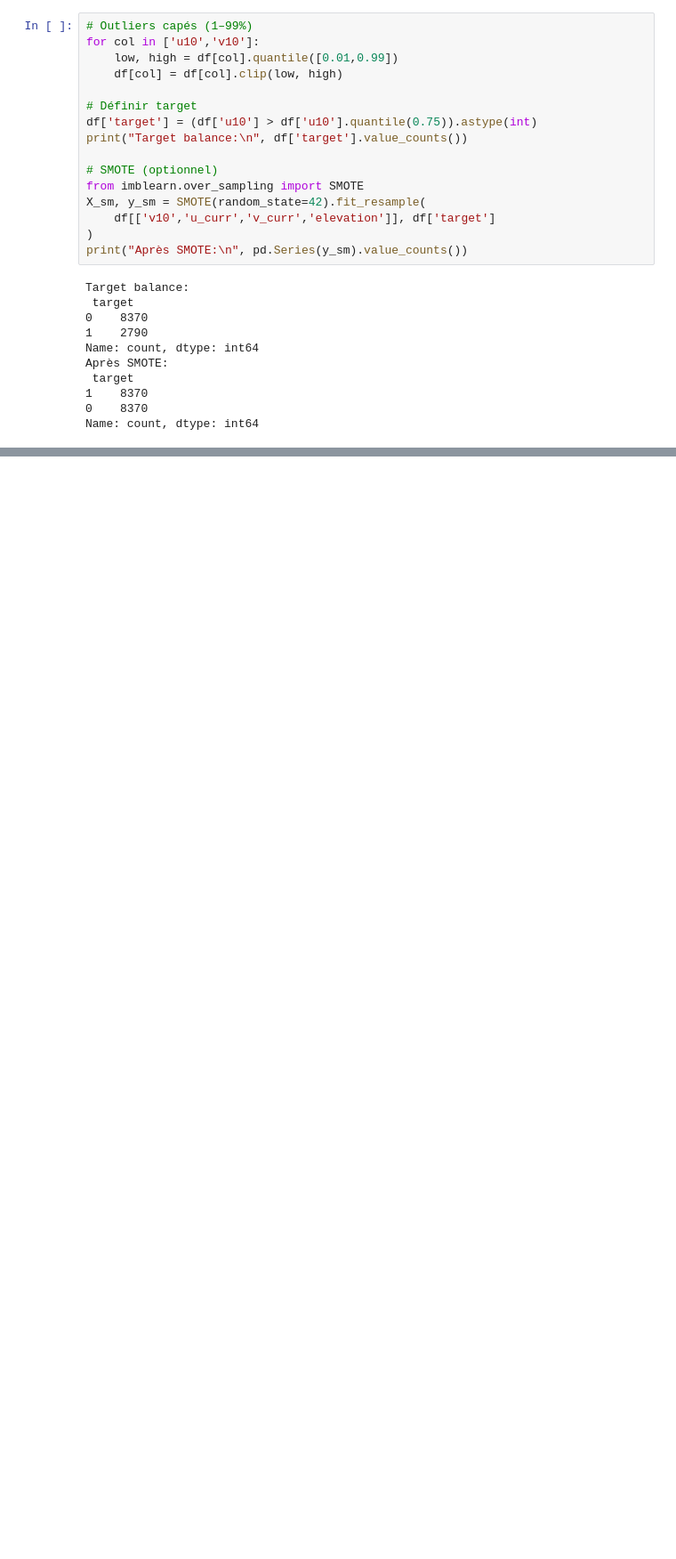
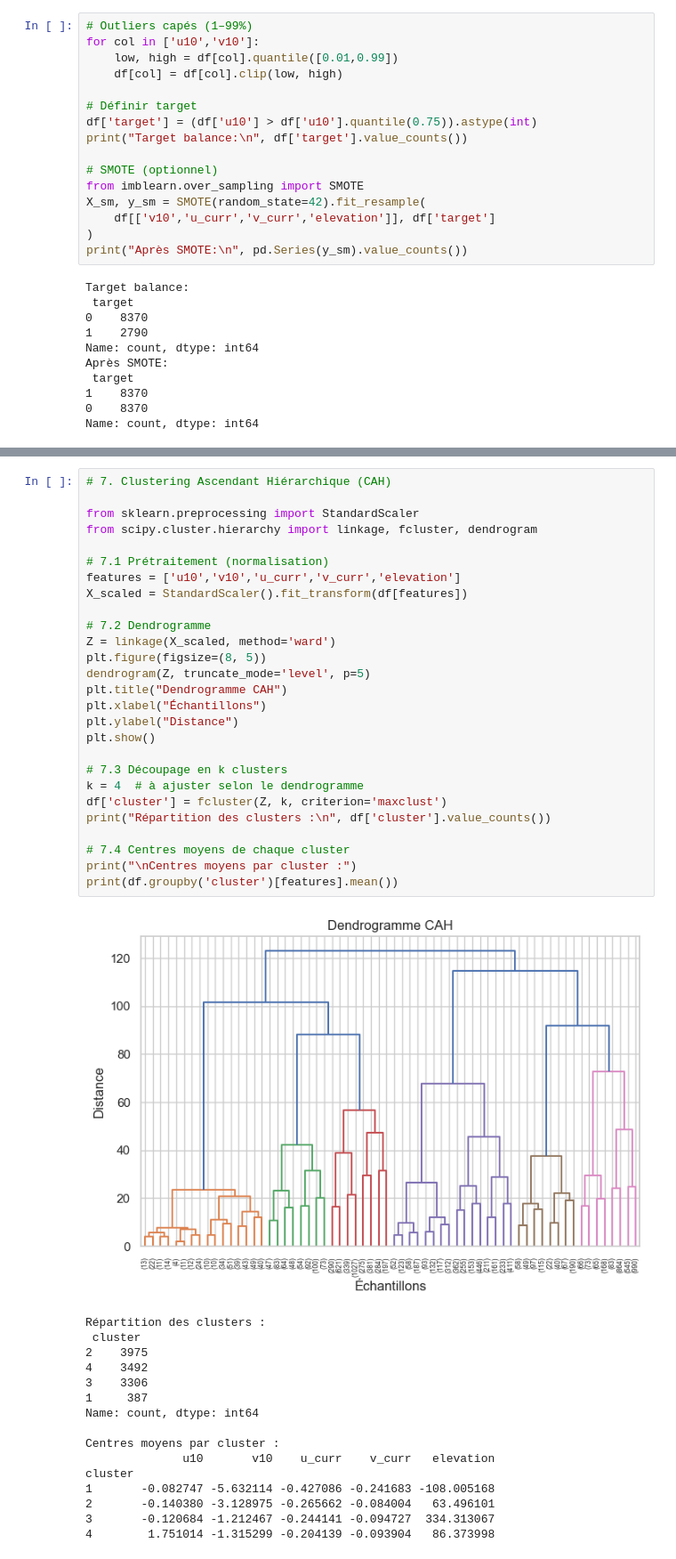
Before and after one commit to Zaineb08/Projet-Hydro-Oc-anographique, a Jupyter notebook: notebook/Projet4_final.ipynb, the cells around one changed output, grey strips where cells are left out. Shown at 89% size. Saved outputs shown, nothing was run; the diff lists cells and outputs as text; blank space fills up the shorter version.

```diff
--- a/notebook/Projet4_final.ipynb
+++ b/notebook/Projet4_final.ipynb
@@ -202,0 +235,44 @@ NameError: name 'X_res' is not defined
+# %%
+# 7. Clustering Ascendant Hiérarchique (CAH)
+
+from sklearn.preprocessing import StandardScaler
+from scipy.cluster.hierarchy import linkage, fcluster, dendrogram
+
+# 7.1 Prétraitement (normalisation)
+features = ['u10','v10','u_curr','v_curr','elevation']
+X_scaled = StandardScaler().fit_transform(df[features])
+
+# 7.2 Dendrogramme
+Z = linkage(X_scaled, method='ward')
+plt.figure(figsize=(8, 5))
+dendrogram(Z, truncate_mode='level', p=5)
+plt.title("Dendrogramme CAH")
+plt.xlabel("Échantillons")
+plt.ylabel("Distance")
+plt.show()
+
+# 7.3 Découpage en k clusters
+k = 4  # à ajuster selon le dendrogramme
+df['cluster'] = fcluster(Z, k, criterion='maxclust')
+print("Répartition des clusters :\n", df['cluster'].value_counts())
+
+# 7.4 Centres moyens de chaque cluster
+print("\nCentres moyens par cluster :")
+print(df.groupby('cluster')[features].mean())
+# %% [output]
+[figure, added]
+Répartition des clusters :
+ cluster
+2    3975
+4    3492
+3    3306
+1     387
+Name: count, dtype: int64
+
+Centres moyens par cluster :
+              u10       v10    u_curr    v_curr   elevation
+cluster
+1       -0.082747 -5.632114 -0.427086 -0.241683 -108.005168
+2       -0.140380 -3.128975 -0.265662 -0.084004   63.496101
+3       -0.120684 -1.212467 -0.244141 -0.094727  334.313067
+4        1.751014 -1.315299 -0.204139 -0.093904   86.373998
```
Also changed, not shown: parts of 10 cells of this notebook, 6 other files.
